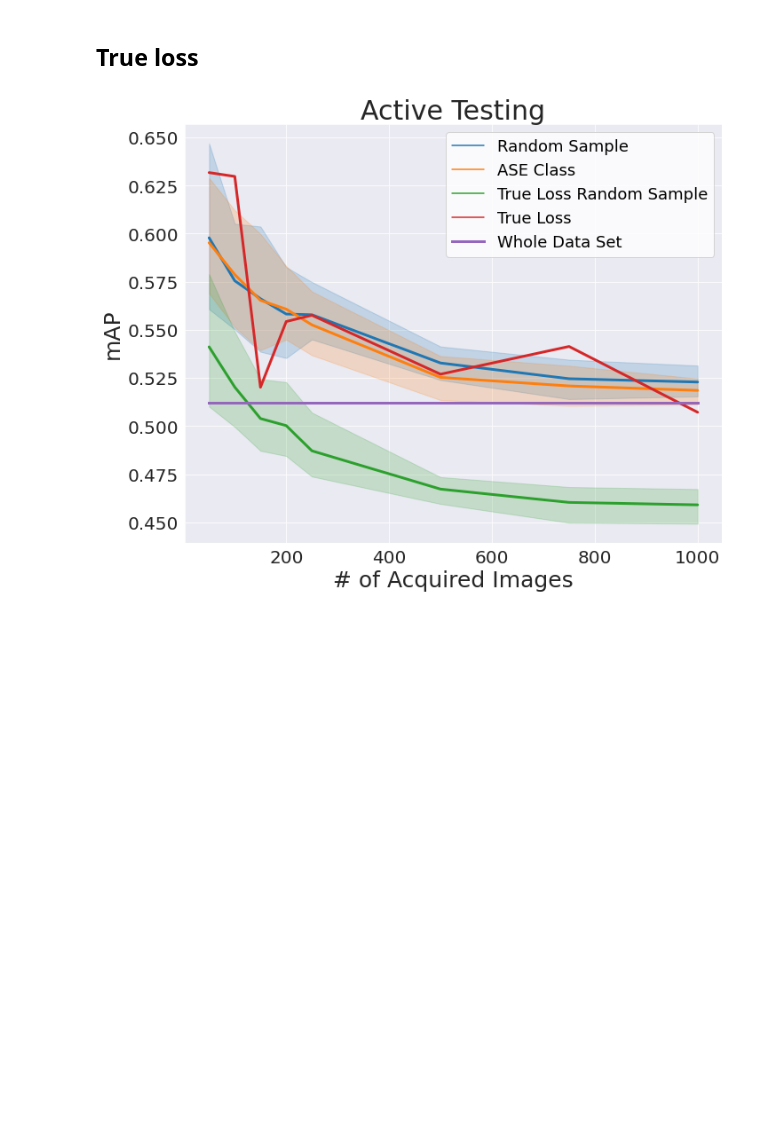
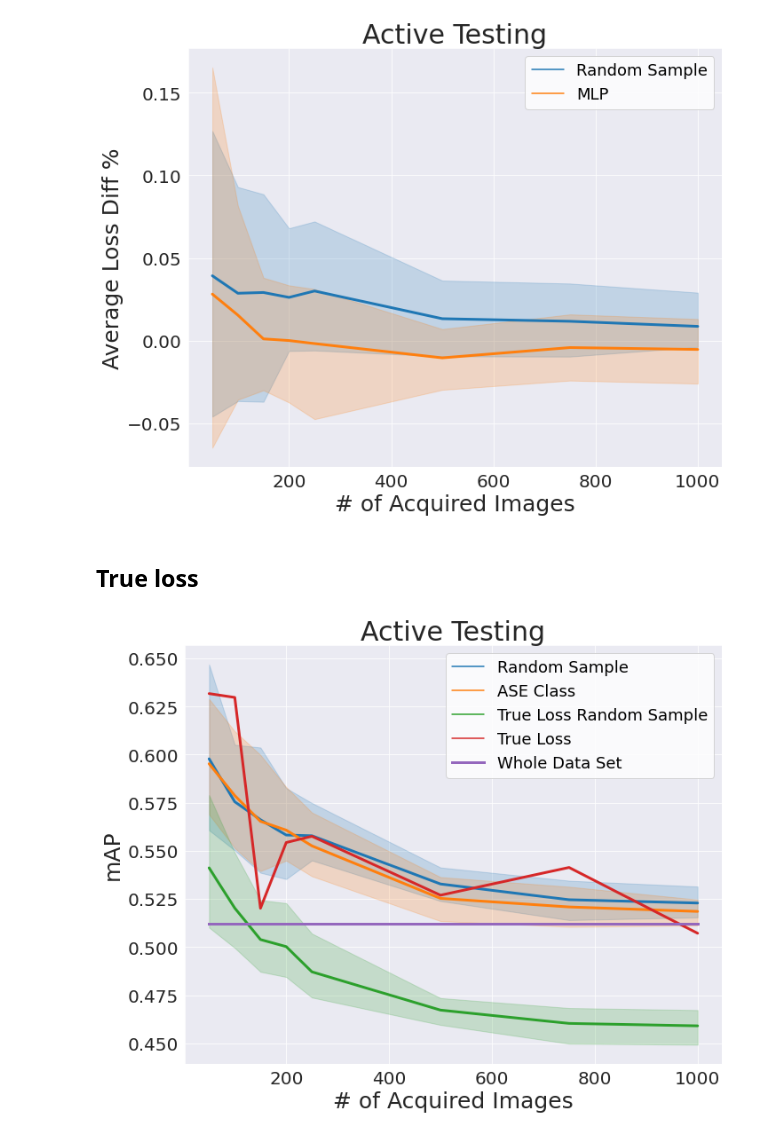
Before and after one commit to susanbao/orkspace, a Jupyter notebook: DINO/active_test_figure.ipynb, the cells around one changed output. Saved outputs shown, nothing was run; the diff lists cells and outputs as text; code cells hidden in the pictures; blank space fills up the shorter version.

```diff
--- a/DINO/active_test_figure.ipynb
+++ b/DINO/active_test_figure.ipynb
@@ -117,3 +132,7 @@ def read_baseline_data(data_path):
+# %%
+plot_diff_precentage_figure_comp(results, test_whole_data, "loss")
+# %% [output]
+[figure, added]
 # %% [markdown]
 ## True loss
 # %%
```
Also changed, not shown: parts of 4 cells of this notebook, 8 other files.
